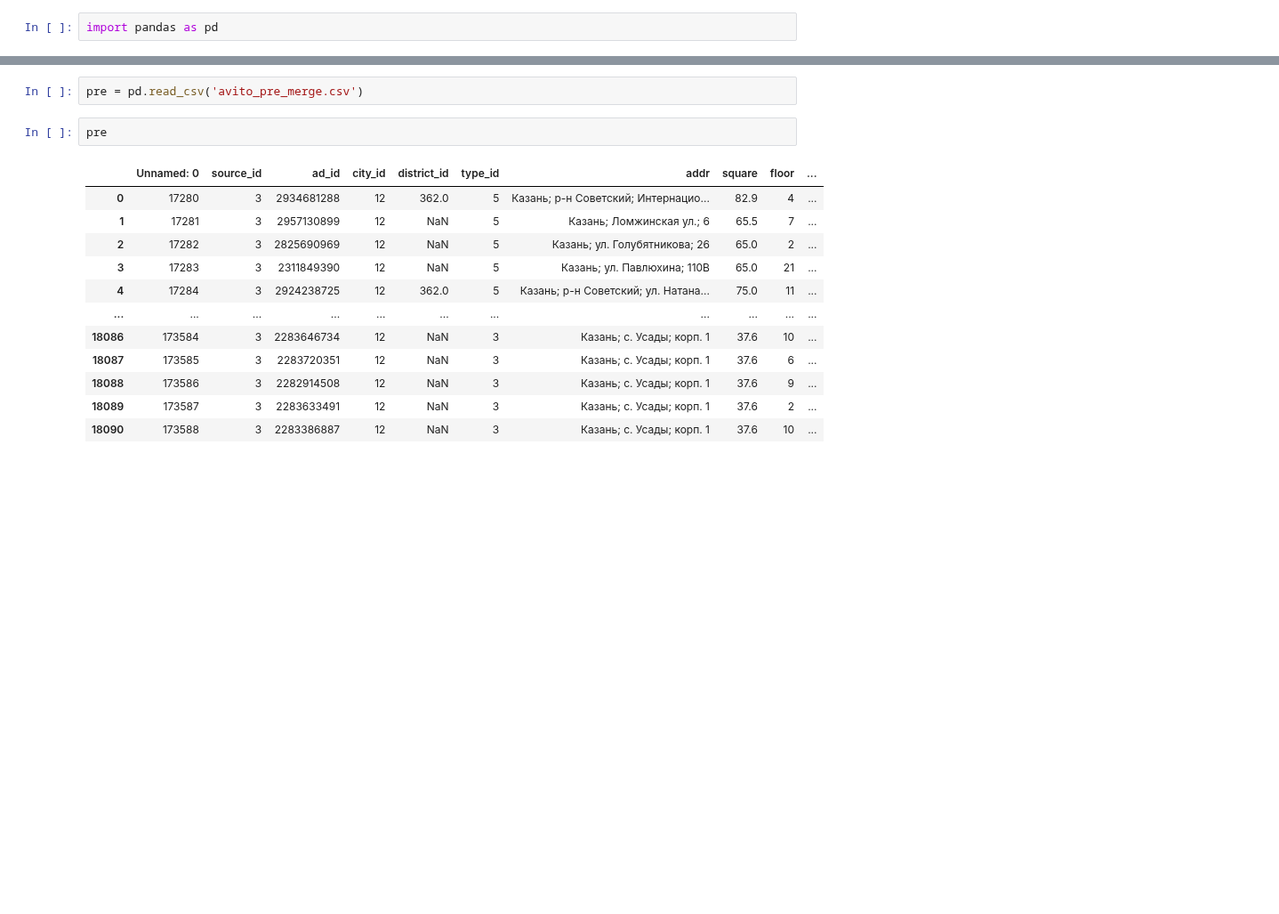
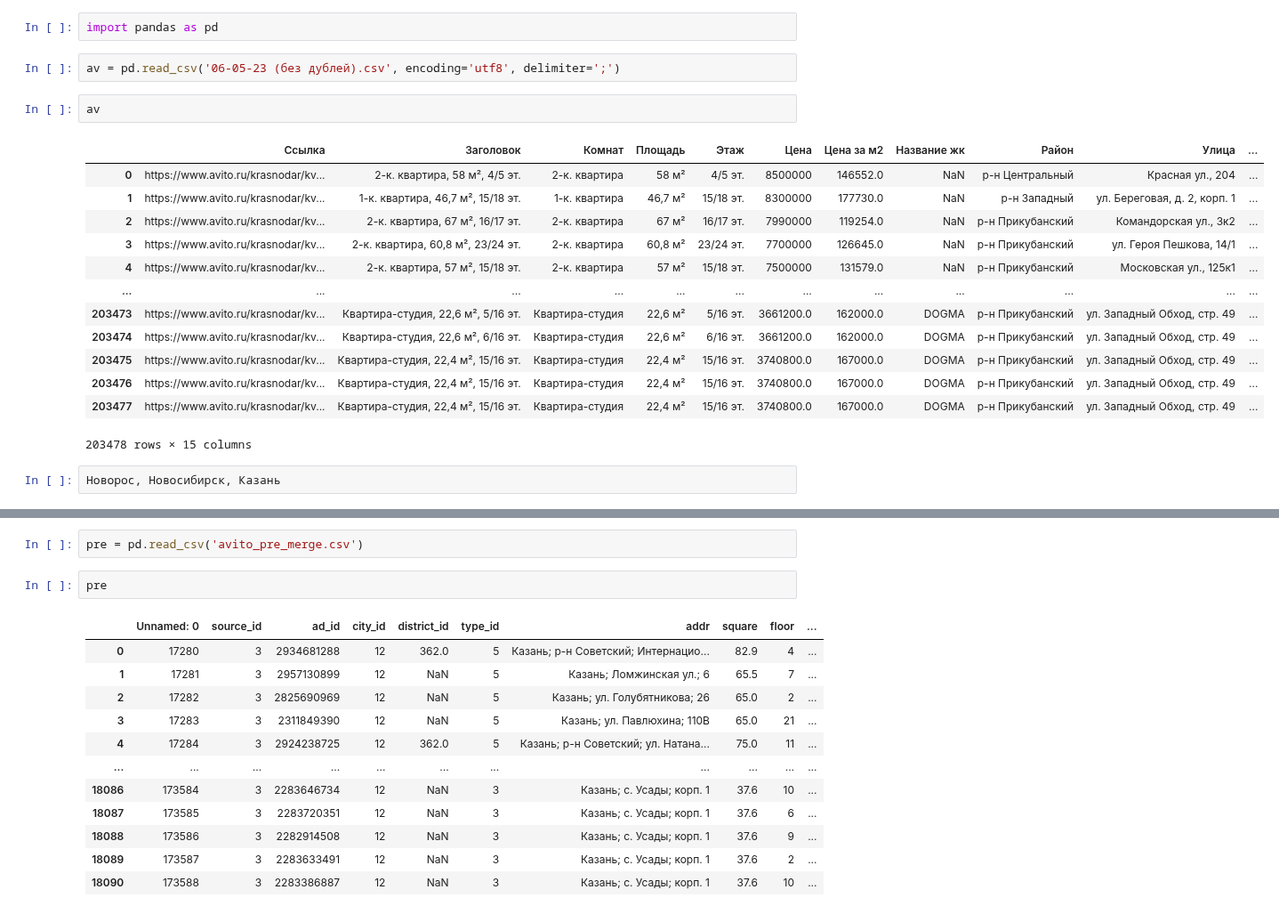
Before and after one commit to Nedvizhka/yadisk_loader, a Jupyter notebook: dev_check_jupyter/test_logs.ipynb, the cells around one changed output, grey strips where cells are left out. Shown at 89% size. Cells and saved outputs as stored; diff of their text form; blank space fills up the shorter version.

```diff
--- a/dev_check_jupyter/test_logs.ipynb
+++ b/dev_check_jupyter/test_logs.ipynb
@@ -1,2 +1,22 @@
 # %%
 import pandas as pd
+# %%
+av = pd.read_csv('06-05-23 (без дублей).csv', encoding='utf8', delimiter=';')
+# %%
+av
+# %% [output]
+|  | Ссылка | Заголовок | Комнат | Площадь | Этаж | Цена | Цена за м2 | Название жк | Район | Улица | ... |
+| 0 | https://www.avito.ru/krasnodar/kv... | 2-к. квартира, 58 м², 4/5 эт. | 2-к. квартира | 58 м² | 4/5 эт. | 8500000 | 146552.0 | NaN | р-н Центральный | Красная ул., 204 | ... |
+| 1 | https://www.avito.ru/krasnodar/kv... | 1-к. квартира, 46,7 м², 15/18 эт. | 1-к. квартира | 46,7 м² | 15/18 эт. | 8300000 | 177730.0 | NaN | р-н Западный | ул. Береговая, д. 2, корп. 1 | ... |
+| 2 | https://www.avito.ru/krasnodar/kv... | 2-к. квартира, 67 м², 16/17 эт. | 2-к. квартира | 67 м² | 16/17 эт. | 7990000 | 119254.0 | NaN | р-н Прикубанский | Командорская ул., 3к2 | ... |
+| 3 | https://www.avito.ru/krasnodar/kv... | 2-к. квартира, 60,8 м², 23/24 эт. | 2-к. квартира | 60,8 м² | 23/24 эт. | 7700000 | 126645.0 | NaN | р-н Прикубанский | ул. Героя Пешкова, 14/1 | ... |
+| 4 | https://www.avito.ru/krasnodar/kv... | 2-к. квартира, 57 м², 15/18 эт. | 2-к. квартира | 57 м² | 15/18 эт. | 7500000 | 131579.0 | NaN | р-н Прикубанский | Московская ул., 125к1 | ... |
+| ... | ... | ... | ... | ... | ... | ... | ... | ... | ... | ... | ... |
+| 203473 | https://www.avito.ru/krasnodar/kv... | Квартира-студия, 22,6 м², 5/16 эт. | Квартира-студия | 22,6 м² | 5/16 эт. | 3661200.0 | 162000.0 | DOGMA | р-н Прикубанский | ул. Западный Обход, стр. 49 | ... |
+| 203474 | https://www.avito.ru/krasnodar/kv... | Квартира-студия, 22,6 м², 6/16 эт. | Квартира-студия | 22,6 м² | 6/16 эт. | 3661200.0 | 162000.0 | DOGMA | р-н Прикубанский | ул. Западный Обход, стр. 49 | ... |
+| 203475 | https://www.avito.ru/krasnodar/kv... | Квартира-студия, 22,4 м², 15/16 эт. | Квартира-студия | 22,4 м² | 15/16 эт. | 3740800.0 | 167000.0 | DOGMA | р-н Прикубанский | ул. Западный Обход, стр. 49 | ... |
+| 203476 | https://www.avito.ru/krasnodar/kv... | Квартира-студия, 22,4 м², 15/16 эт. | Квартира-студия | 22,4 м² | 15/16 эт. | 3740800.0 | 167000.0 | DOGMA | р-н Прикубанский | ул. Западный Обход, стр. 49 | ... |
+| 203477 | https://www.avito.ru/krasnodar/kv... | Квартира-студия, 22,4 м², 15/16 эт. | Квартира-студия | 22,4 м² | 15/16 эт. | 3740800.0 | 167000.0 | DOGMA | р-н Прикубанский | ул. Западный Обход, стр. 49 | ... |
+203478 rows × 15 columns
+# %%
+Новорос, Новосибирск, Казань
```
Also changed, not shown: parts of 6 cells of this notebook, 3 other files.
